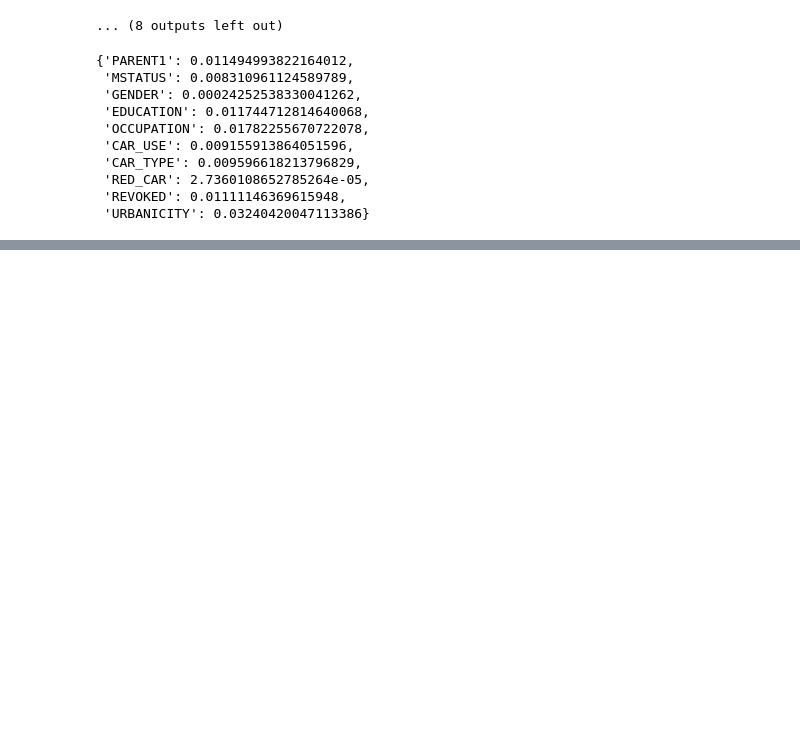
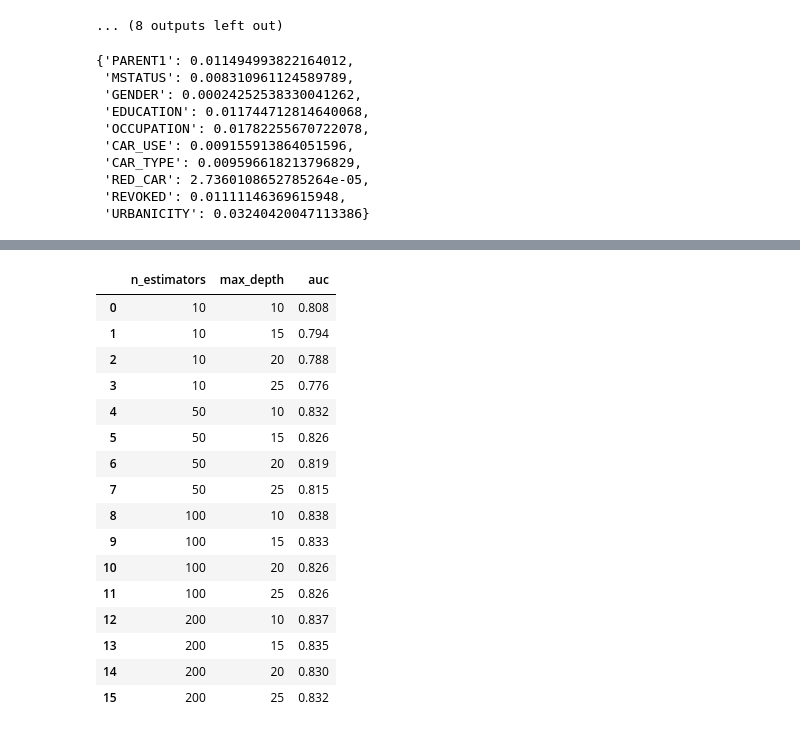
Before and after one commit to vandithavb/machine-learning-zoomcamp-2025, a Jupyter notebook: Auto_Insurance_Claim_Prediction/notebook.ipynb, the cells around one changed output, grey strips where cells are left out. Saved outputs shown, nothing was run; the diff lists cells and outputs as text; code cells hidden in the pictures; blank space fills up the shorter version.

```diff
--- a/Auto_Insurance_Claim_Prediction/notebook.ipynb
+++ b/Auto_Insurance_Claim_Prediction/notebook.ipynb
@@ -235,0 +340,39 @@ del df_test['CLAIM_FLAG']
+# %%
+scores = []
+for n in [10, 50, 100, 200]:
+    for depth in [10, 15, 20, 25]:
+
+        rf = RandomForestClassifier(
+            n_estimators=n,
+            max_depth=depth,
+            random_state=1,
+            n_jobs=-1
+        )
+
+        rf.fit(X_train, y_train)
+        y_pred = rf.predict_proba(X_val)[:, 1]
+        auc = roc_auc_score(y_val, y_pred)
+
+        scores.append((n, depth, round(auc, 3)))
+# %%
+df_scores = pd.DataFrame(scores, columns=['n_estimators', 'max_depth', 'auc'])
+# %%
+df_scores
+# %% [output]
+|  | n_estimators | max_depth | auc |
+| 0 | 10 | 10 | 0.808 |
+| 1 | 10 | 15 | 0.794 |
+| 2 | 10 | 20 | 0.788 |
+| 3 | 10 | 25 | 0.776 |
+| 4 | 50 | 10 | 0.832 |
+| 5 | 50 | 15 | 0.826 |
+| 6 | 50 | 20 | 0.819 |
+| 7 | 50 | 25 | 0.815 |
+| 8 | 100 | 10 | 0.838 |
+| 9 | 100 | 15 | 0.833 |
+| 10 | 100 | 20 | 0.826 |
+| 11 | 100 | 25 | 0.826 |
+| 12 | 200 | 10 | 0.837 |
+| 13 | 200 | 15 | 0.835 |
+| 14 | 200 | 20 | 0.830 |
+| 15 | 200 | 25 | 0.832 |
```
Also changed, not shown: parts of 16 cells of this notebook, 9 other files.
